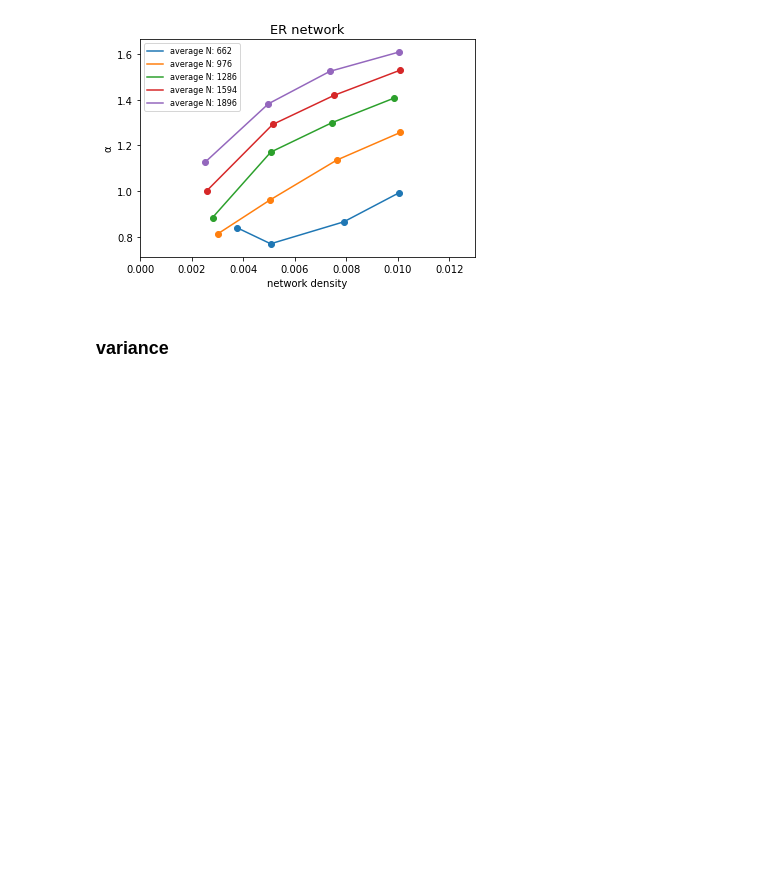
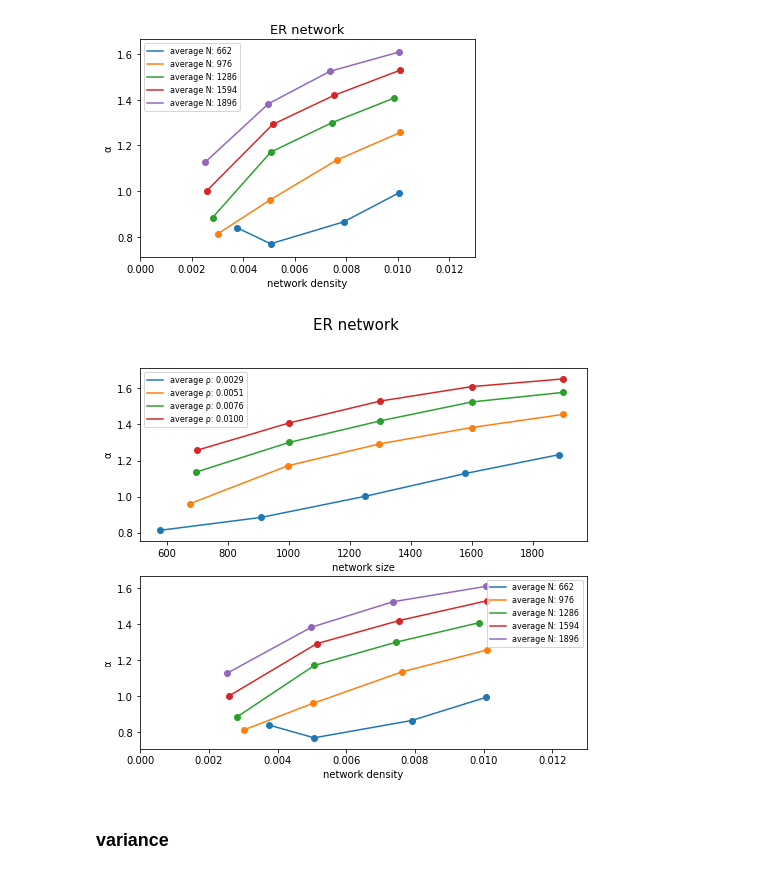
Before and after one commit to Villafly/dimensional_plot, a Jupyter notebook: paper_plot.ipynb, the cells around one changed output. Drawn from its saved outputs; the diff is of its cells as text; code cells hidden in the pictures; blank space fills up the shorter version.

```diff
--- a/paper_plot.ipynb
+++ b/paper_plot.ipynb
@@ -171,6 +171,61 @@ plt.show()
 # %% [output]
 [figure]
 [figure]
+# %%
+# graph = 'BA'
+
+graph = 'ER'
+sub_dir = 'size_density'
+
+nodes_list =  range(400,2000,300)[1:]
+nodes_density = [i*0.0005 for i in range(5,21,5)]
+
+density_list = []; node_list = []
+for density in nodes_density:
+    for node in nodes_list:
+      G = nx. read_edgelist('./meta_data/{}/graph/{}_node_{}_density_{}'.format(sub_dir,graph,node,density))
+      density_list.append(nx.density(G))
+      node_list.append(len(G.nodes()))
+density_matrix = np.array(density_list).reshape(len(nodes_density),-1)
+node_matrix = np.array(node_list).reshape(len(nodes_density),-1)
+b_matrixs =  np.load('./meta_data/{}/{}_para_0_matrixs.npy'.format(sub_dir,graph))
+
+# plot network size's influence
+# figsize=(6,4.5
+fig, (ax1,ax2) = plt.subplots(2,1,figsize=(8,7))
+for index,i in enumerate(nodes_density):
+
+    ax1.scatter(node_matrix[index,:],b_matrixs[0,index,:][1:])
+    ax1.plot(node_matrix[index,:],b_matrixs[0,index,:][1:],label='average \u03C1: {:.4f}'.format(np.mean(density_matrix[index,:])))
+
+    ax1.set_xlabel('network size',fontsize = fontSize)
+    ax1.set_ylabel('\u03B1',fontsize = fontSize)
+    ax1.legend(fontsize=8)
+#     ax1.legend(loc='lower right',fontsize='x-large',frameon=False,markerscale=0)
+
+fig.suptitle('{} network'.format(graph),fontsize =15)
+# plt.savefig('./meta_data/{}/{}_nodeNumber.eps'.format(sub_dir,graph),format='eps',dpi=3000)
+# plt.show()
+
+# plot network density's influence
+# figsize=(6,4.5)
+# fig, ax2 = plt.subplots()
+for index,i in enumerate(nodes_list):
+    ax2.scatter(density_matrix[:,index],b_matrixs[0,:,index])
+    ax2.plot(density_matrix[:,index],b_matrixs[0,:,index],label='average N: {:d}'.format(int(np.mean(node_matrix[:,index]))))
+
+    ax2.set_xlabel('network density',fontsize = fontSize)
+    ax2.set_ylabel('\u03B1',fontsize = fontSize)
+    ax2.legend(fontsize=8)
+#     ax2.legend(loc='lower right',fontsize='x-large',frameon=False,markerscale=0)
+
+plt.xlim(0.000,0.013)
+# plt.xlim(0.002,0.011)
+# plt.title('{} network'.format(graph),fontsize =13)
+plt.savefig('./meta_data/{}/{}_density_size.eps'.format(sub_dir,graph),format='eps',dpi=5000)
+plt.show()
+# %% [output]
+[figure, added]
 # %% [markdown]
 ### variance
 # %%
```
Also changed, not shown: parts of 4 cells of this notebook.
